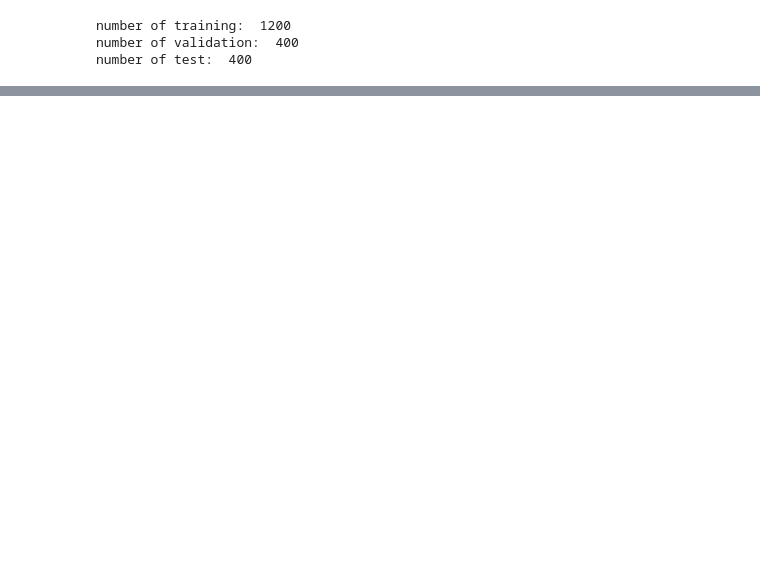
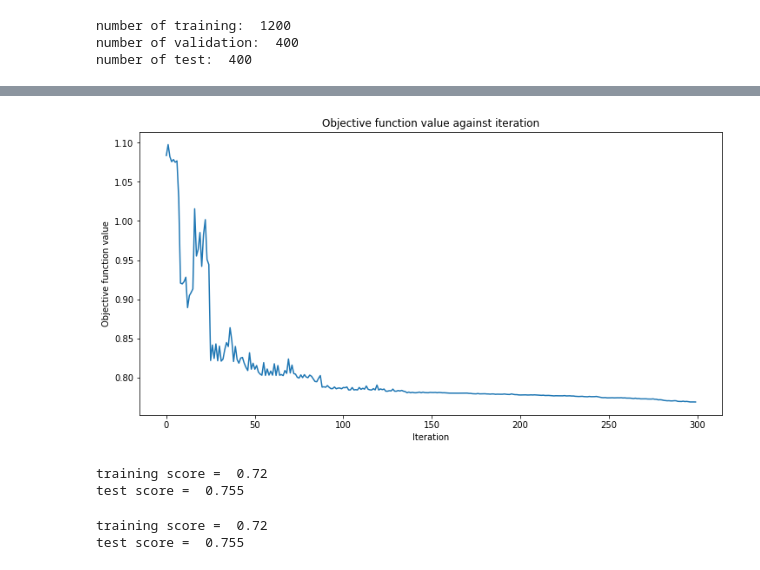
Before and after one commit to Zhelun-Li/VQC-Permutable-Lorentz-symmetry, a Jupyter notebook: estimatorQNN_rotation_permutation.ipynb, the cells around one changed output, grey strips where cells are left out. Saved outputs shown, nothing was run; the diff lists cells and outputs as text; code cells hidden in the pictures; blank space fills up the shorter version.

```diff
--- a/estimatorQNN_rotation_permutation.ipynb
+++ b/estimatorQNN_rotation_permutation.ipynb
@@ -203,0 +225,30 @@ estimator_qnn = EstimatorQNN(
+# %%
+estimator_classifier_baseline = NeuralNetworkClassifier(
+    estimator_qnn, optimizer=COBYLA(maxiter=300), callback=callback_graph
+)
+# %%
+
+
+
+objective_func_vals = []
+plt.rcParams["figure.figsize"] = (12, 6)
+
+# fit classifier to data
+estimator_classifier_baseline.fit(X_train_centerScale[0:maxEvents], y_train_centerScale[0:maxEvents])
+
+# return to default figsize
+# plt.rcParams["figure.figxsize"] = (6, 4)
+
+# score classifier
+print("training score = ",estimator_classifier_baseline.score(X_train_centerScale[0:maxEvents], y_train_centerScale[0:maxEvents]))
+print("test score = ",estimator_classifier_baseline.score(X_test_centerScale[0:maxEvents], y_test_centerScale[0:maxEvents]))
+# %% [output]
+[figure, added]
+training score =  0.72
+test score =  0.755
+# %%
+print("training score = ",estimator_classifier_baseline.score(X_train_centerScale[0:maxEvents], y_train_centerScale[0:maxEvents]))
+print("test score = ",estimator_classifier_baseline.score(X_test_centerScale[0:maxEvents], y_test_centerScale[0:maxEvents]))
+# %% [output]
+training score =  0.72
+test score =  0.755
```
Also changed, not shown: parts of 46 cells of this notebook.
